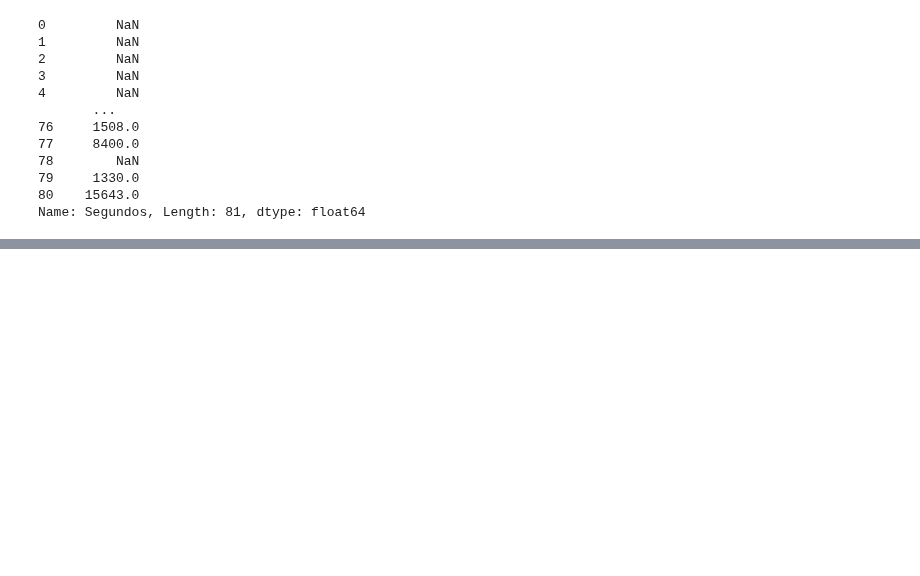
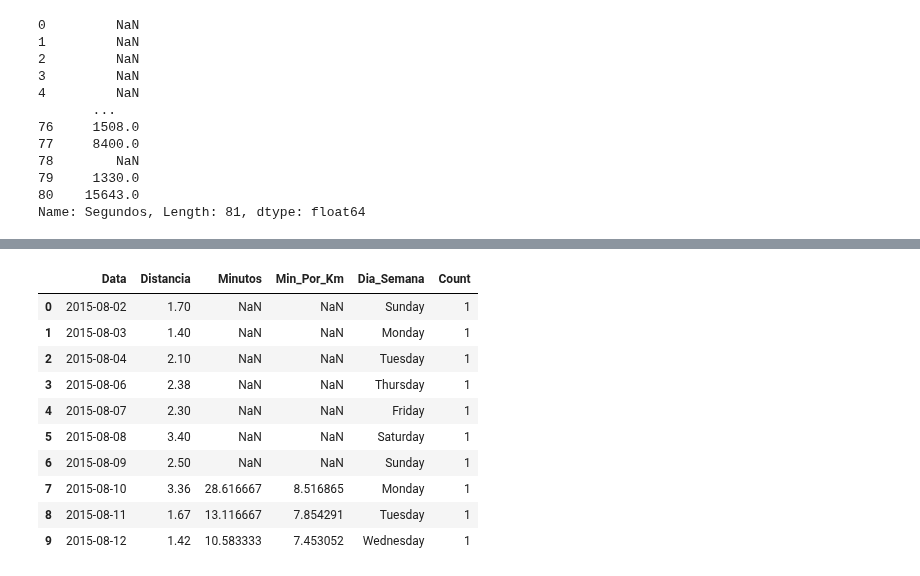
Before and after one commit to michelaap/notebooks, a Jupyter notebook: split_apply_combine.ipynb, the cells around one changed output, grey strips where cells are left out. Saved outputs shown, nothing was run; the diff lists cells and outputs as text; code cells hidden in the pictures; blank space fills up the shorter version.

```diff
--- a/split_apply_combine.ipynb
+++ b/split_apply_combine.ipynb
@@ -188,0 +350,15 @@ Name: Segundos, Length: 81, dtype: float64
+# %%
+df['Count'] = 1
+df.head(10)
+# %% [output]
+|  | Data | Distancia | Minutos | Min_Por_Km | Dia_Semana | Count |
+| 0 | 2015-08-02 | 1.70 | NaN | NaN | Sunday | 1 |
+| 1 | 2015-08-03 | 1.40 | NaN | NaN | Monday | 1 |
+| 2 | 2015-08-04 | 2.10 | NaN | NaN | Tuesday | 1 |
+| 3 | 2015-08-06 | 2.38 | NaN | NaN | Thursday | 1 |
+| 4 | 2015-08-07 | 2.30 | NaN | NaN | Friday | 1 |
+| 5 | 2015-08-08 | 3.40 | NaN | NaN | Saturday | 1 |
+| 6 | 2015-08-09 | 2.50 | NaN | NaN | Sunday | 1 |
+| 7 | 2015-08-10 | 3.36 | 28.616667 | 8.516865 | Monday | 1 |
+| 8 | 2015-08-11 | 1.67 | 13.116667 | 7.854291 | Tuesday | 1 |
+| 9 | 2015-08-12 | 1.42 | 10.583333 | 7.453052 | Wednesday | 1 |
```
Also changed, not shown: parts of 15 cells of this notebook.
